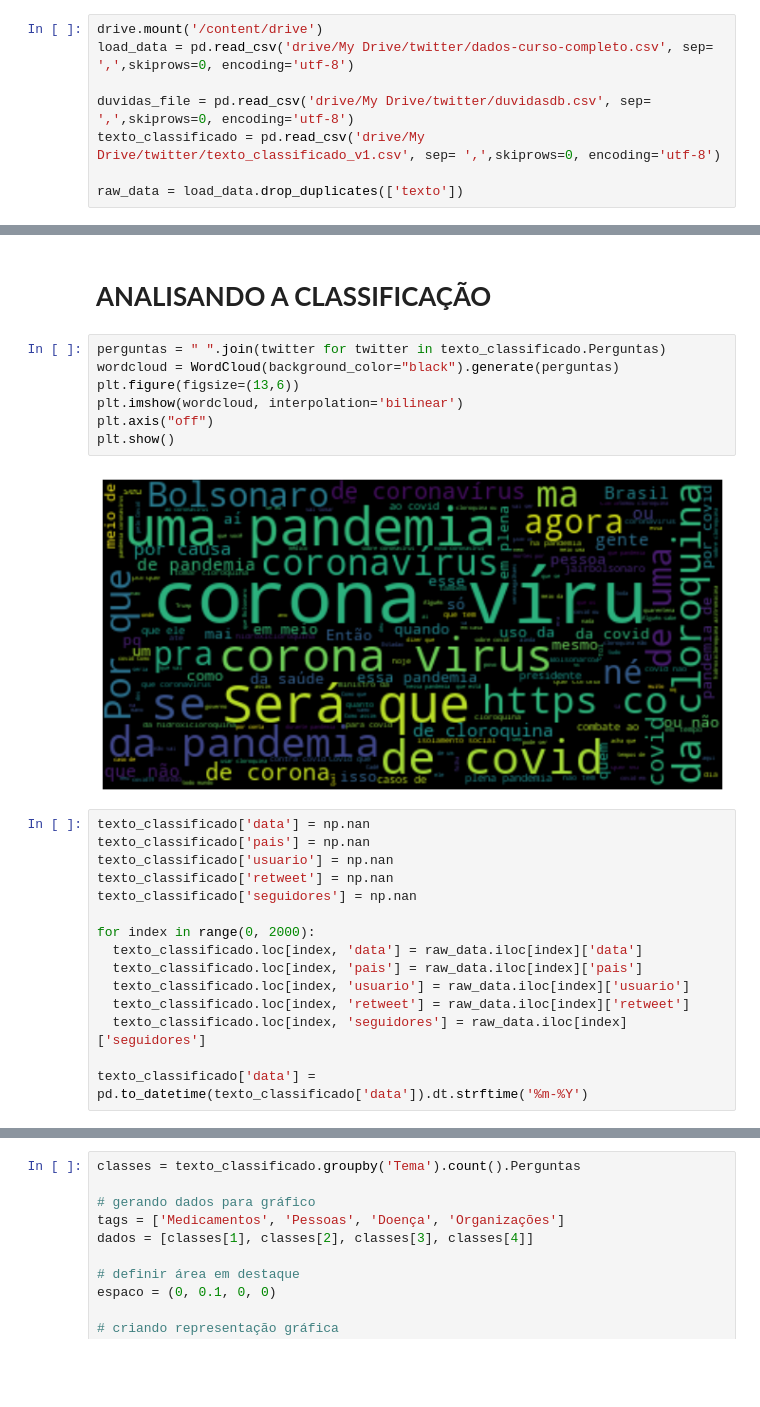
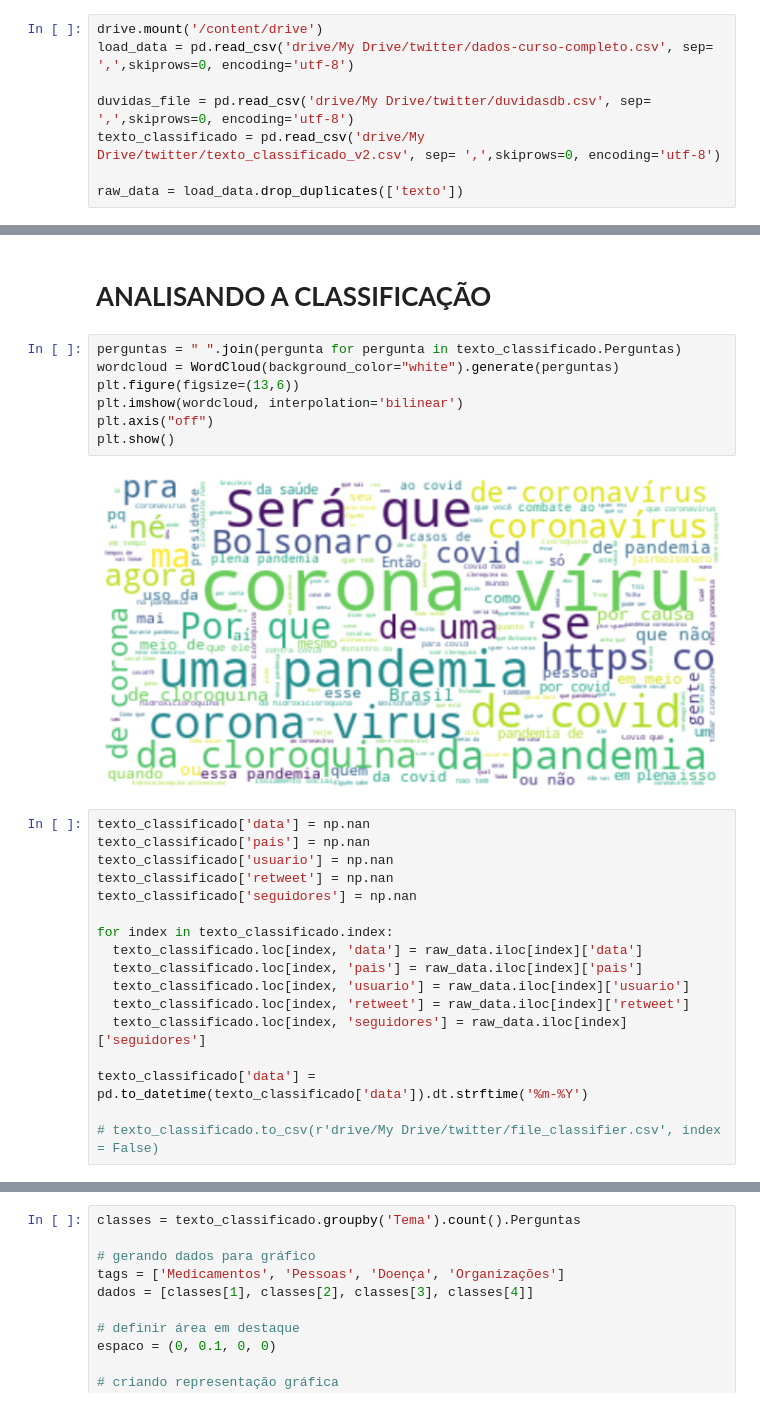
Before and after one commit to pauloigorms/covid-twitter-pecd, a Jupyter notebook: Programacao_Ciencia_Dados.ipynb, the cells around one changed output, grey strips where cells are left out. Cells and saved outputs as stored; diff of their text form; blank space fills up the shorter version.

```diff
--- a/Programacao_Ciencia_Dados.ipynb
+++ b/Programacao_Ciencia_Dados.ipynb
@@ -100,7 +121,7 @@ drive.mount('/content/drive')
 load_data = pd.read_csv('drive/My Drive/twitter/dados-curso-completo.csv', sep= ',',skiprows=0, encoding='utf-8')
 
 duvidas_file = pd.read_csv('drive/My Drive/twitter/duvidasdb.csv', sep= ',',skiprows=0, encoding='utf-8')
-texto_classificado = pd.read_csv('drive/My Drive/twitter/texto_classificado_v1.csv', sep= ',',skiprows=0, encoding='utf-8')
+texto_classificado = pd.read_csv('drive/My Drive/twitter/texto_classificado_v2.csv', sep= ',',skiprows=0, encoding='utf-8')
 
 raw_data = load_data.drop_duplicates(['texto'])
 # %% [output]
@@ -354,14 +343,14 @@ for i in range(0, len(duvidas_file['Perguntas'])):
 # %% [markdown]
 # **ANALISANDO A CLASSIFICAÇÃO**
 # %%
-perguntas = " ".join(twitter for twitter in texto_classificado.Perguntas)
-wordcloud = WordCloud(background_color="black").generate(perguntas)
+perguntas = " ".join(pergunta for pergunta in texto_classificado.Perguntas)
+wordcloud = WordCloud(background_color="white").generate(perguntas)
 plt.figure(figsize=(13,6))
 plt.imshow(wordcloud, interpolation='bilinear')
 plt.axis("off")
 plt.show()
 # %% [output]
-[figure, old version]
+[figure, new version]
 # %%
 texto_classificado['data'] = np.nan
 texto_classificado['pais'] = np.nan
@@ -369,7 +358,7 @@ texto_classificado['usuario'] = np.nan
 texto_classificado['retweet'] = np.nan
 texto_classificado['seguidores'] = np.nan
 
-for index in range(0, 2000):
+for index in texto_classificado.index:
   texto_classificado.loc[index, 'data'] = raw_data.iloc[index]['data']
   texto_classificado.loc[index, 'pais'] = raw_data.iloc[index]['pais']
   texto_classificado.loc[index, 'usuario'] = raw_data.iloc[index]['usuario']
@@ -377,4 +366,6 @@ for index in range(0, 2000):
   texto_classificado.loc[index, 'seguidores'] = raw_data.iloc[index]['seguidores']
 
 texto_classificado['data'] = pd.to_datetime(texto_classificado['data']).dt.strftime('%m-%Y')
+
+# texto_classificado.to_csv(r'drive/My Drive/twitter/file_classifier.csv', index = False)
 # %%
```
Also changed, not shown: parts of 23 cells of this notebook.
